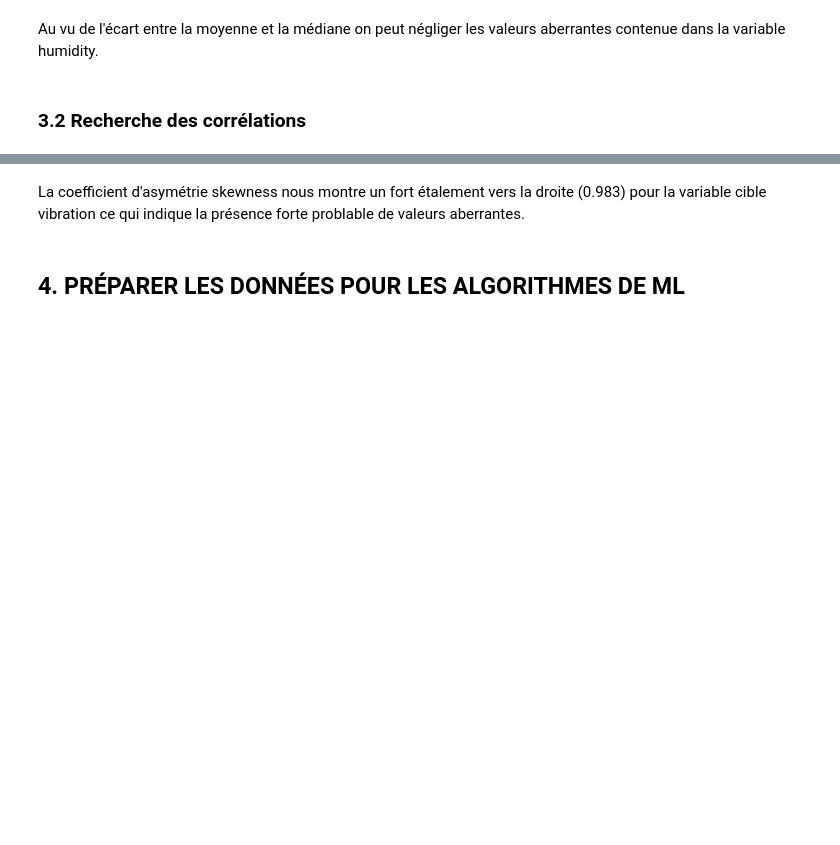
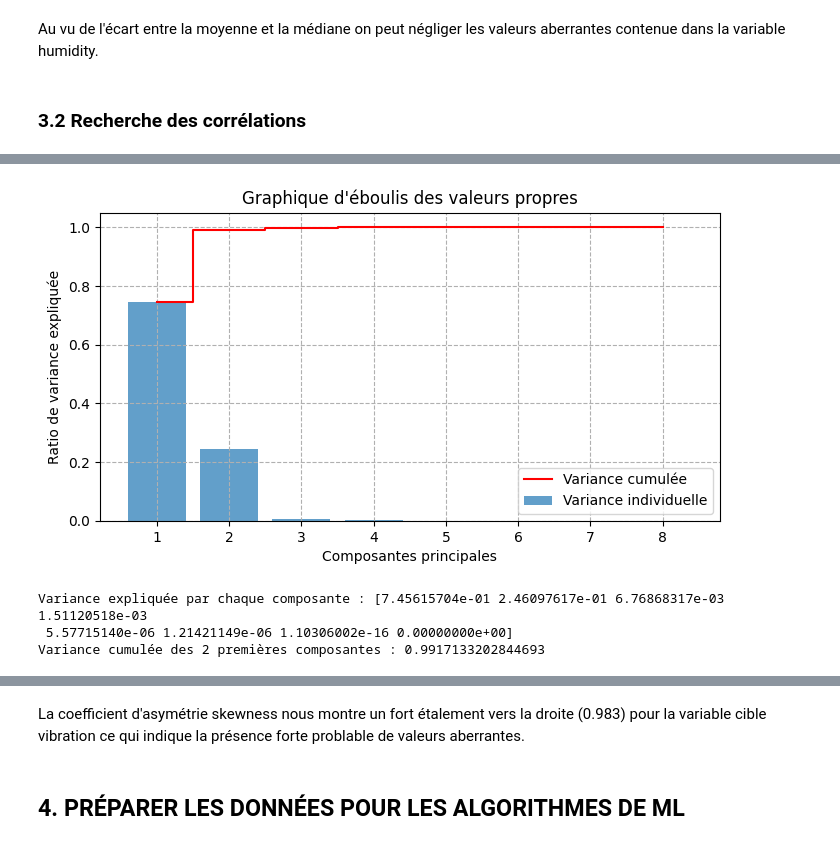
Before and after one commit to laurentngwe/8INF309, a Jupyter notebook: p_maintenance.ipynb, the cells around one changed output, grey strips where cells are left out. Saved outputs shown, nothing was run; the diff lists cells and outputs as text; code cells hidden in the pictures; blank space fills up the shorter version.

Commit message:
Utilsation de l'ACP pour la rédcution de dimension.

```diff
--- a/p_maintenance.ipynb
+++ b/p_maintenance.ipynb
@@ -176,0 +254,80 @@ Nous éliminerons les variables "x1","x2","x3","x4","ID", qui sont dépendantes
+# %%
+import pandas as pd
+import numpy as np
+import matplotlib.pyplot as plt
+import seaborn as sns
+from sklearn.preprocessing import StandardScaler
+from sklearn.decomposition import PCA
+
+
+
+# Sélection des variables numériques pour l'ACP
+# On exclut les identifiants ou la variable cible (ex: 'fail' ou 'vibration' si elle sert de target)
+features = ['ID', 'revolutions', 'humidity', 'x1', 'x2', 'x3', 'x4', 'x5']
+X = maintenance_df[features]
+y = maintenance_df['vibration']  # Variable cible indicative (panne / non-panne)
+
+# Standardisation des données (Centrage et Réduction)
+# Étape indispensable pour que les variables à forte variance n'écrasent pas les autres
+scaler = StandardScaler()
+X_scaled = scaler.fit_transform(X)
+
+# Application de l'ACP
+# On initialise l'ACP pour calculer toutes les composantes possibles
+pca = PCA()
+X_pca = pca.fit_transform(X_scaled)
+
+# Analyse de la variance expliquée (Eboulis des valeurs propres)
+plt.figure(figsize=(8, 4))
+plt.bar(range(1, len(pca.explained_variance_ratio_) + 1), pca.explained_variance_ratio_, alpha=0.7, label='Variance individuelle')
+plt.step(range(1, len(pca.explained_variance_ratio_) + 1), np.cumsum(pca.explained_variance_ratio_), where='mid', label='Variance cumulée', color='red')
+plt.xlabel('Composantes principales')
+plt.ylabel('Ratio de variance expliquée')
+plt.title('Graphique d\'éboulis des valeurs propres')
+plt.legend(loc='best')
+plt.grid(True, linestyle='--')
+plt.show()
+
+print("Variance expliquée par chaque composante :", pca.explained_variance_ratio_)
+print("Variance cumulée des 2 premières composantes :", np.sum(pca.explained_variance_ratio_[:2]))
+
+# Projection des individus sur le premier plan factoriel (PC1 vs PC2)
+#df_pca = pd.DataFrame(data=X_pca[:, :2], columns=['PC1', 'PC2'])
+#df_pca['Target'] = y.values
+
+#plt.figure(figsize=(9, 6))
+#sns.scatterplot(x='PC1', y='PC2', hue='Target', data=df_pca, palette='Set1', alpha=0.7)
+#plt.xlabel(f'Composante Principale 1 ({pca.explained_variance_ratio_[0]*100:.2f}%)')
+#plt.ylabel(f'Composante Principale 2 ({pca.explained_variance_ratio_[1]*100:.2f}%)')
+#plt.title('Projection des données de l\'ascenseur sur le premier plan factoriel')
+#plt.grid(True, linestyle='--')
+#plt.show()
+
+# Cercle des corrélations (Interprétation des variables)
+plt.figure(figsize=(6, 6))
+# Tracer le cercle unité
+an = np.linspace(0, 2 * np.pi, 100)
+plt.plot(np.cos(an), np.sin(an), color='gray', linestyle='--')
+
+# Calculer les coordonnées des variables (corrélations avec les axes)
+# Pour des données standardisées, la corrélation correspond aux vecteurs propres * racine(valeurs propres)
+loadings = pca.components_.T * np.sqrt(pca.explained_variance_)
+
+for i, feature in enumerate(features):
+    plt.arrow(0, 0, loadings[i, 0], loadings[i, 1], head_width=0.05, head_length=0.05, color='darkblue')
+    plt.text(loadings[i, 0] * 1.15, loadings[i, 1] * 1.15, feature, color='darkred', ha='center', va='center')
+
+plt.xlim(-1.2, 1.2)
+plt.ylim(-1.2, 1.2)
+plt.axhline(0, color='black', linewidth=0.5)
+plt.axvline(0, color='black', linewidth=0.5)
+plt.xlabel('PC1')
+plt.ylabel('PC2')
+plt.title('Cercle des corrélations')
+plt.grid(True, linestyle=':')
+plt.show()
+# %% [output]
+[figure, added]
+Variance expliquée par chaque composante : [7.45615704e-01 2.46097617e-01 6.76868317e-03 1.51120518e-03
+ 5.57715140e-06 1.21421149e-06 1.10306002e-16 0.00000000e+00]
+Variance cumulée des 2 premières composantes : 0.9917133202844693
```
Also changed, not shown: parts of 18 cells of this notebook, 1 other file.
